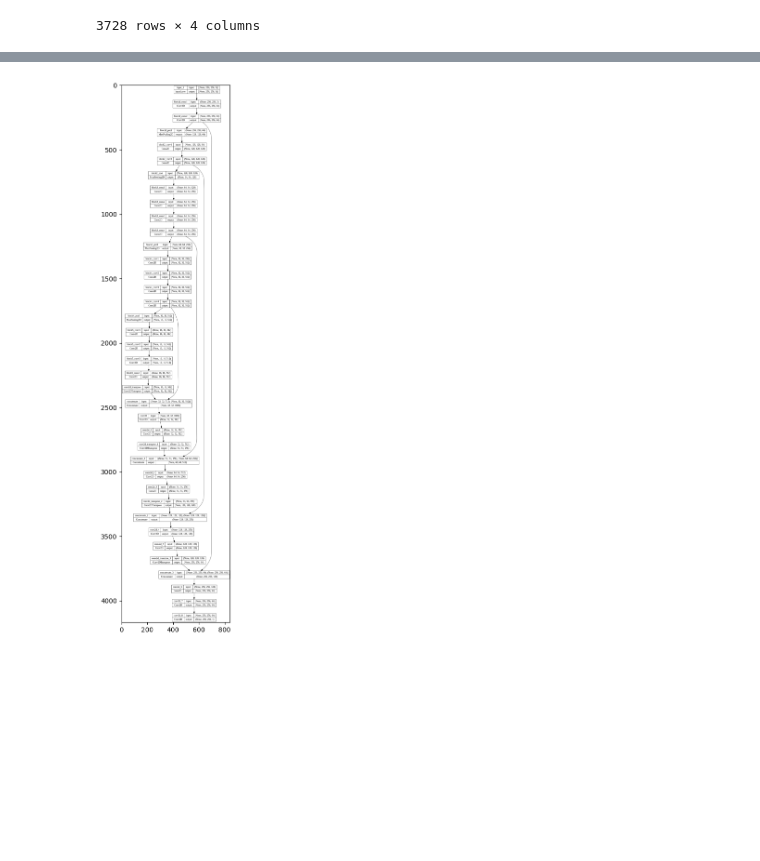
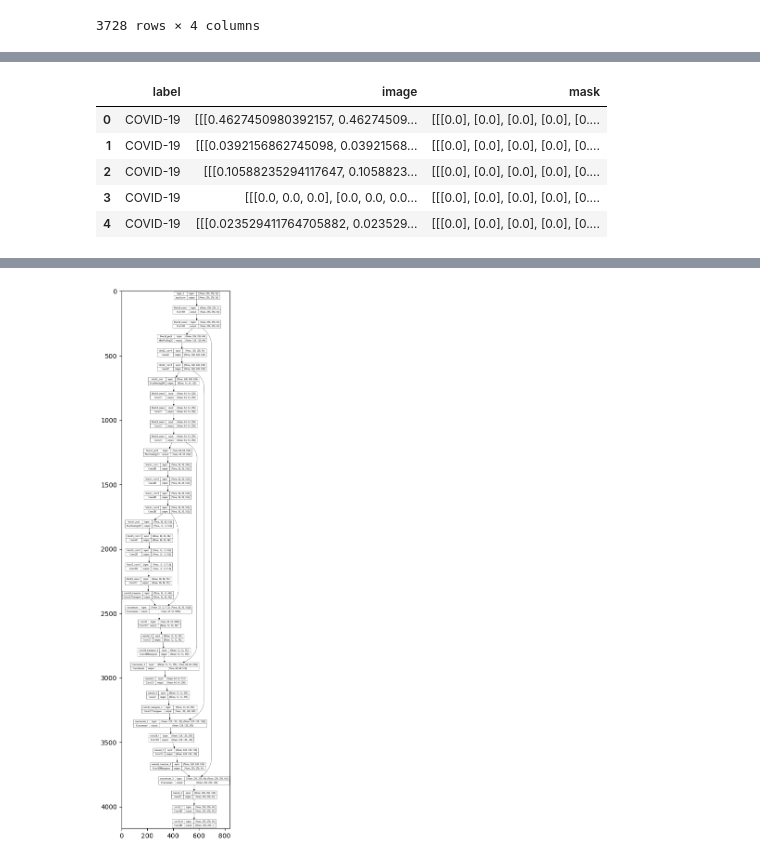
Before and after one commit to ErkocT/ata, a Jupyter notebook: Unet/Unet.ipynb, the cells around one changed output, grey strips where cells are left out. Cells and saved outputs as stored; diff of their text form; code cells hidden in the pictures; blank space fills up the shorter version.

```diff
--- a/Unet/Unet.ipynb
+++ b/Unet/Unet.ipynb
@@ -260,0 +245,10 @@ test_df.head()
+# %%
+train_df = train_df[['label', 'image', 'mask']]
+train_df.head()
+# %% [output]
+|  | label | image | mask |
+| 0 | COVID-19 | [[[0.4627450980392157, 0.46274509... | [[[0.0], [0.0], [0.0], [0.0], [0.... |
+| 1 | COVID-19 | [[[0.0392156862745098, 0.03921568... | [[[0.0], [0.0], [0.0], [0.0], [0.... |
+| 2 | COVID-19 | [[[0.10588235294117647, 0.1058823... | [[[0.0], [0.0], [0.0], [0.0], [0.... |
+| 3 | COVID-19 | [[[0.0, 0.0, 0.0], [0.0, 0.0, 0.0... | [[[0.0], [0.0], [0.0], [0.0], [0.... |
+| 4 | COVID-19 | [[[0.023529411764705882, 0.023529... | [[[0.0], [0.0], [0.0], [0.0], [0.... |
```
Also changed, not shown: parts of 47 cells of this notebook.
